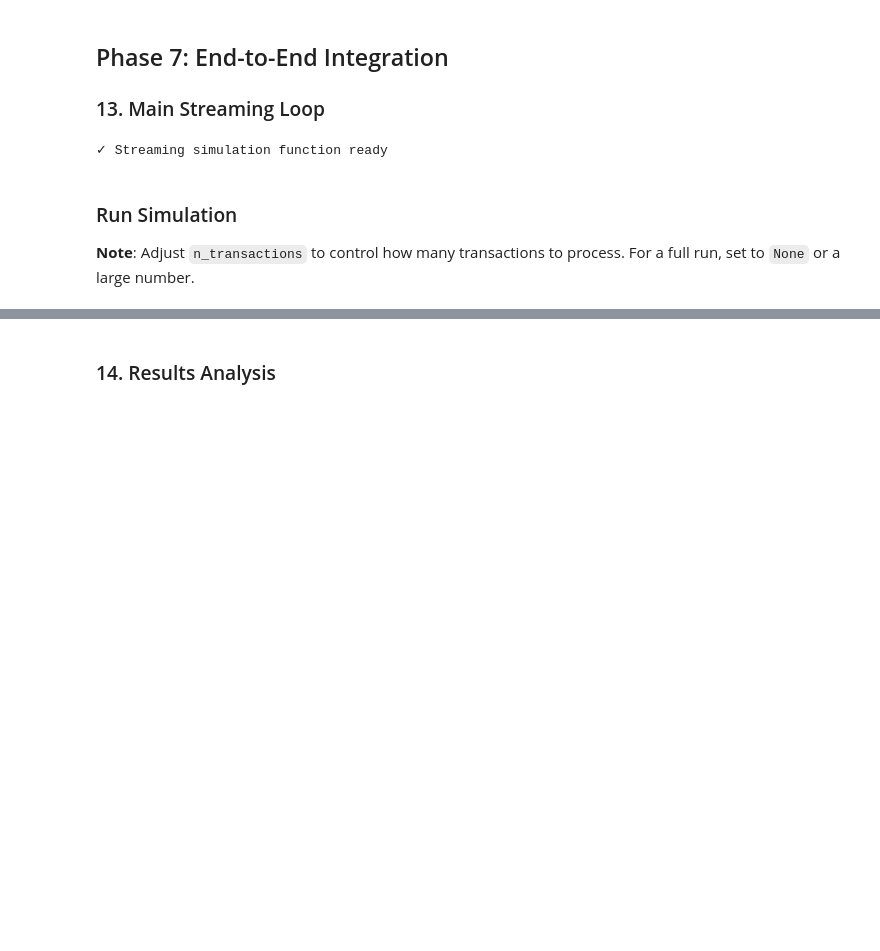
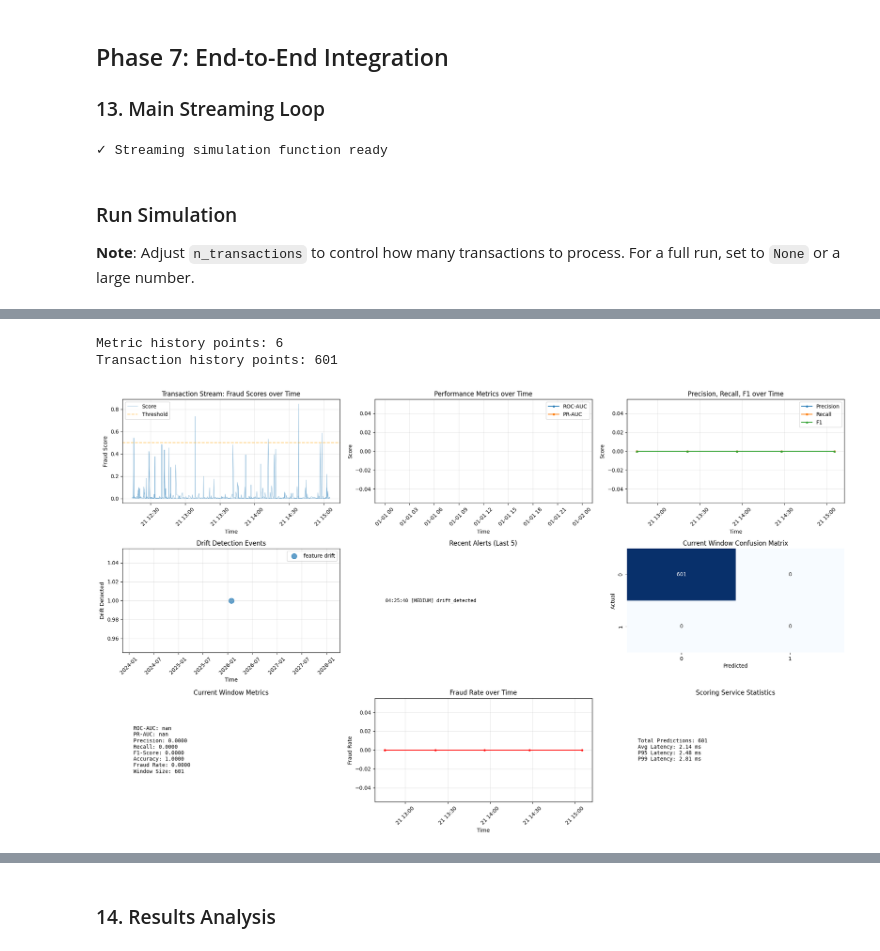
Before and after one commit to cam-bell/real-time-fraud-detection, a Jupyter notebook: notebooks/stream_quick.ipynb, the cells around one changed output, grey strips where cells are left out. Drawn from its saved outputs; the diff is of its cells as text; code cells hidden in the pictures; blank space fills up the shorter version.

```diff
--- a/notebooks/stream_quick.ipynb
+++ b/notebooks/stream_quick.ipynb
@@ -2166,0 +1178,13 @@ STREAMING FRAUD DETECTION SYSTEM - SIMULATION
+# %%
+# Check fraud distribution in df_test
+print("Fraud distribution check:")
+print(f"Total test set: {len(df_test)}")
+print(f"Total fraud: {df_test['is_fraud'].sum()}")
+print(f"Fraud rate: {df_test['is_fraud'].mean() * 100:.2f}%")
+
+# Find a segment with fraud
+for start_idx in [0, 1000, 5000, 10000, 20000]:
+    segment = df_test.iloc[start_idx:start_idx+1000]
+    fraud_count = segment['is_fraud'].sum()
+    fraud_rate = segment['is_fraud'].mean() * 100
+    print(f"Rows {start_idx}-{start_idx+1000}: {fraud_count} fraud ({fraud_rate:.2f}%)")
@@ -2166,0 +1528,12 @@ STREAMING FRAUD DETECTION SYSTEM - SIMULATION
+# %%
+# Option 1: Start simulation from a segment with fraud
+start_idx = 0  # Adjust based on above check
+df_test_with_fraud = df_test.iloc[start_idx:].reset_index(drop=True)
+
+results = run_streaming_simulation(
+    df_test_with_fraud,  # ✅ Use segment with fraud
+    n_transactions=55000,
+    update_dashboard_every=2000,
+    save_snapshots=True,
+    speed='fast'
+)
@@ -2166,0 +2137,24 @@ STREAMING FRAUD DETECTION SYSTEM - SIMULATION
+# %%
+# Access the results
+metrics_tracker = results['metrics_tracker']
+transaction_history = results['transaction_history']
+
+# Check how many metric points were accumulated
+history_df = metrics_tracker.get_metric_history_df()
+print(f"Metric history points: {len(history_df)}")
+print(f"Transaction history points: {len(transaction_history)}")
+
+# View final dashboard
+dashboard = StreamingDashboard()
+dashboard.create_dashboard(
+    results['scorer'],
+    metrics_tracker,
+    results['drift_detector'],
+    results['alert_manager'],
+    transaction_history
+)
+plt.show()
+# %% [output]
+Metric history points: 6
+Transaction history points: 601
+[figure, added]
```
Also changed, not shown: parts of 42 cells of this notebook, 8 other files.
